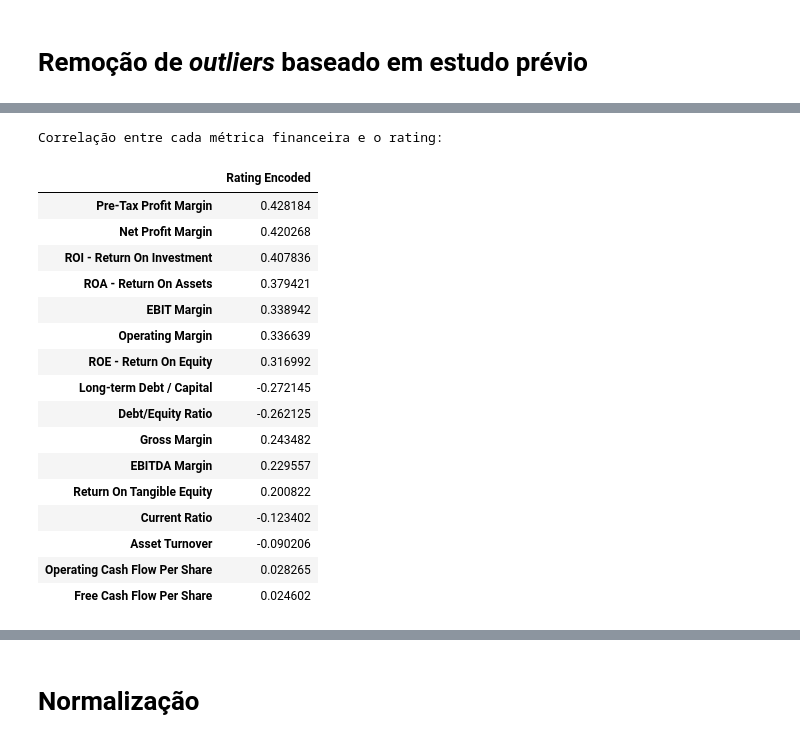
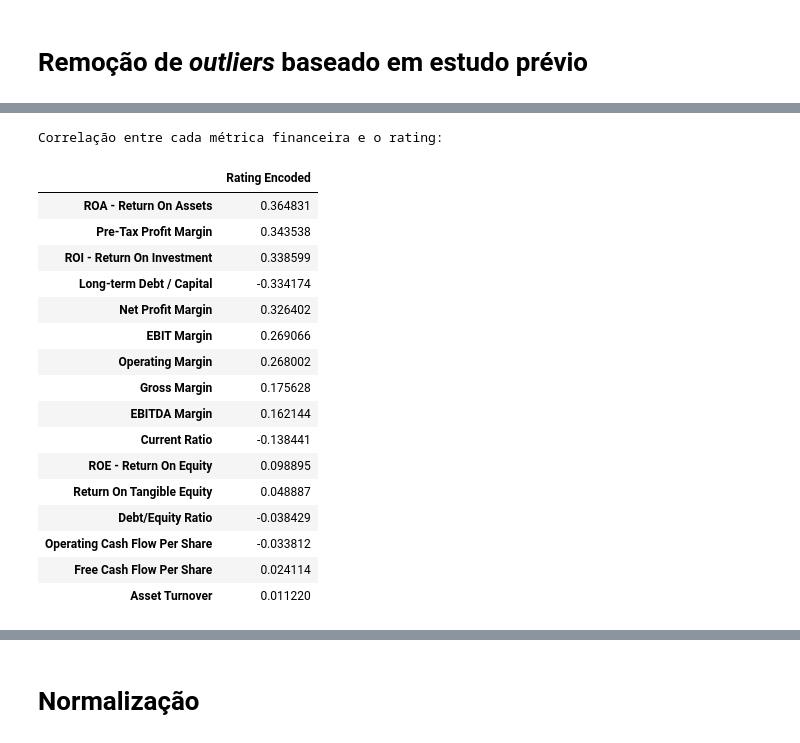
Before and after one commit to ChristianNMoreira/corporateRatingClassificationNN, a Jupyter notebook: corporateCreditRating.ipynb, the cells around one changed output, grey strips where cells are left out. Cells and saved outputs as stored; diff of their text form; code cells hidden in the pictures.

```diff
--- a/corporateCreditRating.ipynb
+++ b/corporateCreditRating.ipynb
@@ -85,3 +37,0 @@ for k in label_encoder_dict.keys():
-# %%
-df_ratings["Rating"] = df_ratings["Rating"].str.replace("+", "").str.replace("-", "")
-df_ratings["Rating Encoded"] = df_ratings["Rating"].apply(lambda x: label_encoder_dict[x.strip()][encoder_descending])
@@ -90,9 +38,12 @@ encoder = OneHotEncoder(sparse=False)
+# %%
+df_ratings["Rating"] = df_ratings["Rating"].str.replace("+", "").str.replace("-", "")
+# rating_order = ['AAA', 'AA', 'A', 'BBB', 'BB', 'B', 'CCC', 'CC', 'C', 'D']
+rating_order = ['D', 'C', 'CC', 'CCC', 'B', 'BB', 'BBB', 'A', 'AA', 'AAA']
+df_filtered = df_ratings[df_ratings['Rating'].isin(rating_order)]
+number_of_ratings = len(df_filtered['Rating'].unique())
+
+encoder = OrdinalEncoder(categories=[rating_order])
+df_ratings['Rating Encoded'] = encoder.fit_transform(df_ratings[['Rating']]).astype(int).flatten()
 # %% [markdown]
 # Remoção de *outliers* baseado em estudo prévio
-# %%
-# IQR
-Q1 = df_ratings[input_columns].quantile(0.25)
-Q3 = df_ratings[input_columns].quantile(0.75)
-IQR = Q3 - Q1
-df_ratings = df_ratings[~((df_ratings[input_columns] < (Q1 - 1.5 * IQR)) |(df_ratings[input_columns] > (Q3 + 1.5 * IQR))).any(axis=1)]
 # %%
@@ -154,32 +116,33 @@ plt.show()
 # %%
 df_relevant = df_ratings[input_columns + ['Rating Encoded']]
 correlation_matrix = df_relevant.corr()
 
 # Obter a correlação com a coluna de rating numérico
 rating_correlation = correlation_matrix['Rating Encoded'].drop('Rating Encoded')
 
 # Exibir os resultados
 print("Correlação entre cada métrica financeira e o rating:")
 # print(rating_correlation.sort_values())
 df_rating_correlation = rating_correlation.to_frame()
 df_rating_correlation['abs(Rating)'] = abs(df_rating_correlation['Rating Encoded'])
-df_rating_correlation.sort_values('abs(Rating)', ascending=False).drop(columns=['abs(Rating)'])
+df_rating_correlation = df_rating_correlation.sort_values('abs(Rating)', ascending=False).drop(columns=['abs(Rating)'])
+df_rating_correlation
 # %% [output]
 Correlação entre cada métrica financeira e o rating:
 |  | Rating Encoded |
-| Pre-Tax Profit Margin | 0.428184 |
-| Net Profit Margin | 0.420268 |
-| ROI - Return On Investment | 0.407836 |
-| ROA - Return On Assets | 0.379421 |
-| EBIT Margin | 0.338942 |
-| Operating Margin | 0.336639 |
-| ROE - Return On Equity | 0.316992 |
-| Long-term Debt / Capital | -0.272145 |
-| Debt/Equity Ratio | -0.262125 |
-| Gross Margin | 0.243482 |
-| EBITDA Margin | 0.229557 |
-| Return On Tangible Equity | 0.200822 |
-| Current Ratio | -0.123402 |
-| Asset Turnover | -0.090206 |
-| Operating Cash Flow Per Share | 0.028265 |
-| Free Cash Flow Per Share | 0.024602 |
+| ROA - Return On Assets | 0.364831 |
+| Pre-Tax Profit Margin | 0.343538 |
+| ROI - Return On Investment | 0.338599 |
+| Long-term Debt / Capital | -0.334174 |
+| Net Profit Margin | 0.326402 |
+| EBIT Margin | 0.269066 |
+| Operating Margin | 0.268002 |
+| Gross Margin | 0.175628 |
+| EBITDA Margin | 0.162144 |
+| Current Ratio | -0.138441 |
+| ROE - Return On Equity | 0.098895 |
+| Return On Tangible Equity | 0.048887 |
+| Debt/Equity Ratio | -0.038429 |
+| Operating Cash Flow Per Share | -0.033812 |
+| Free Cash Flow Per Share | 0.024114 |
+| Asset Turnover | 0.011220 |
```
Also changed, not shown: parts of 31 cells of this notebook.
